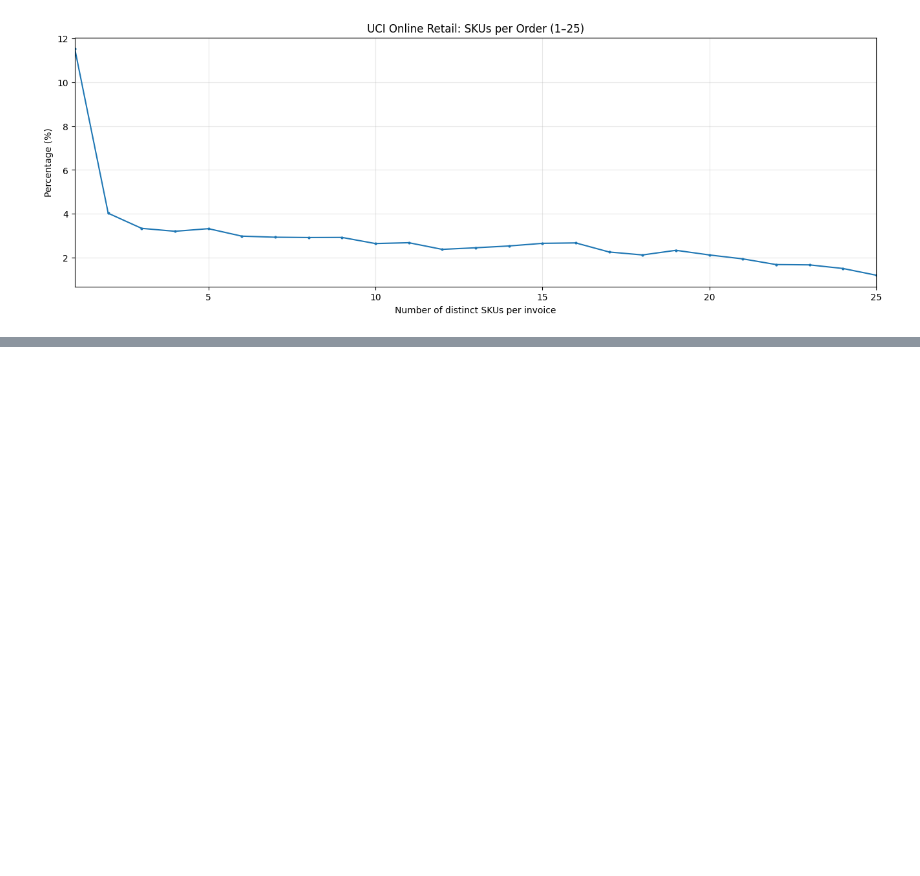
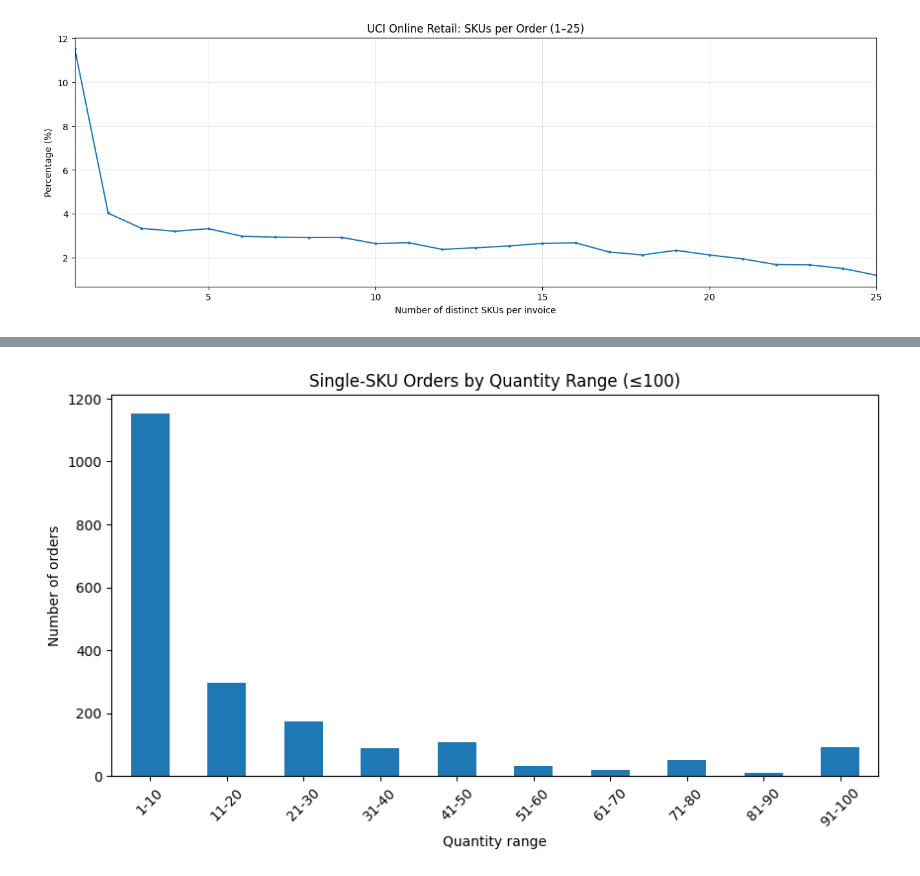
Before and after one commit to ALICEjyKIM/5PL, a Jupyter notebook: notebooks/01_distribution_design_uci.ipynb, the cells around one changed output, grey strips where cells are left out. Cells and saved outputs as stored; diff of their text form; code cells hidden in the pictures; blank space fills up the shorter version.

```diff
--- a/notebooks/01_distribution_design_uci.ipynb
+++ b/notebooks/01_distribution_design_uci.ipynb
@@ -195,0 +307,27 @@ plt.show()
+# %%
+qty = single_order_summary["total_quantity"]
+
+bins = [0, 10, 20, 30, 40, 50, 60, 70, 80, 90, 100]
+labels = [
+    "1-10", "11-20", "21-30", "31-40", "41-50",
+    "51-60", "61-70", "71-80", "81-90", "91-100"
+]
+
+qty_100 = qty[qty <= 100]
+
+grouped = pd.cut(
+    qty_100,
+    bins=bins,
+    labels=labels,
+    include_lowest=True
+)
+
+count = grouped.value_counts().sort_index()
+ratio = grouped.value_counts(normalize=True).sort_index() * 100
+
+result = pd.DataFrame({
+    "count": count,
+    "percentage": ratio
+})
+
+display(result)
@@ -195,0 +347,10 @@ plt.show()
+# %%
+result["count"].plot(kind="bar", figsize=(10, 5))
+
+plt.xlabel("Quantity range")
+plt.ylabel("Number of orders")
+plt.title("Single-SKU Orders by Quantity Range (≤100)")
+plt.xticks(rotation=45)
+plt.show()
+# %% [output]
+[figure, added]
```
Also changed, not shown: parts of 22 cells of this notebook.
